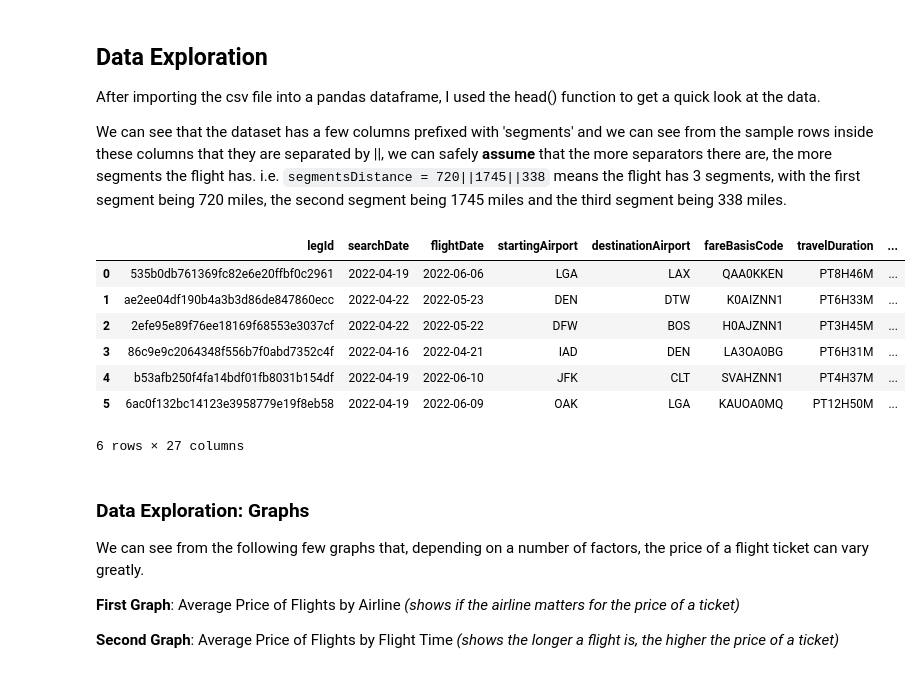
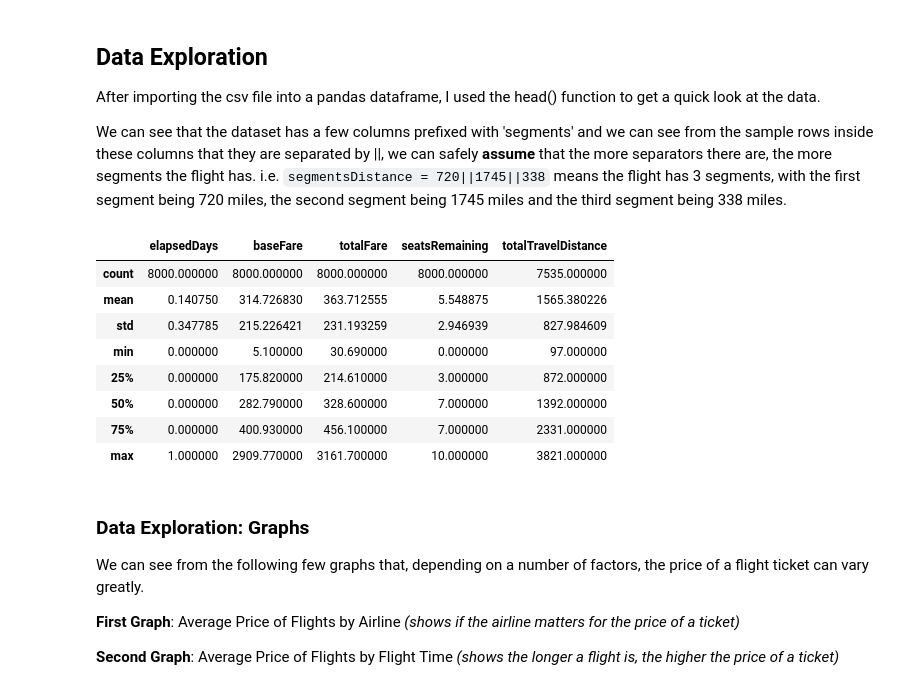
Before and after one commit to PuttTim/ticket-price-predictor, a Jupyter notebook: MLDP_Project.ipynb, the cells around one changed output. Cells and saved outputs as stored; diff of their text form; code cells hidden in the pictures.

```diff
--- a/MLDP_Project.ipynb
+++ b/MLDP_Project.ipynb
@@ -35,19 +34,19 @@ We can see that the dataset has a few columns prefixed with 'segments' and we ca
 # %%
 # Loading the 8000 rows dataset
 
 df = pd.read_csv('dataset/combine/combined-csv-files-sample.csv')
 
-# Checking the data
-df.head(6)
+df.describe()
 # %% [output]
-|  | legId | searchDate | flightDate | startingAirport | destinationAirport | fareBasisCode | travelDuration | ... |
-| 0 | 535b0db761369fc82e6e20ffbf0c2961 | 2022-04-19 | 2022-06-06 | LGA | LAX | QAA0KKEN | PT8H46M | ... |
-| 1 | ae2ee04df190b4a3b3d86de847860ecc | 2022-04-22 | 2022-05-23 | DEN | DTW | K0AIZNN1 | PT6H33M | ... |
-| 2 | 2efe95e89f76ee18169f68553e3037cf | 2022-04-22 | 2022-05-22 | DFW | BOS | H0AJZNN1 | PT3H45M | ... |
-| 3 | 86c9e9c2064348f556b7f0abd7352c4f | 2022-04-16 | 2022-04-21 | IAD | DEN | LA3OA0BG | PT6H31M | ... |
-| 4 | b53afb250f4fa14bdf01fb8031b154df | 2022-04-19 | 2022-06-10 | JFK | CLT | SVAHZNN1 | PT4H37M | ... |
-| 5 | 6ac0f132bc14123e3958779e19f8eb58 | 2022-04-19 | 2022-06-09 | OAK | LGA | KAUOA0MQ | PT12H50M | ... |
+|  | elapsedDays | baseFare | totalFare | seatsRemaining | totalTravelDistance |
+| count | 8000.000000 | 8000.000000 | 8000.000000 | 8000.000000 | 7535.000000 |
+| mean | 0.140750 | 314.726830 | 363.712555 | 5.548875 | 1565.380226 |
+| std | 0.347785 | 215.226421 | 231.193259 | 2.946939 | 827.984609 |
+| min | 0.000000 | 5.100000 | 30.690000 | 0.000000 | 97.000000 |
+| 25% | 0.000000 | 175.820000 | 214.610000 | 3.000000 | 872.000000 |
+| 50% | 0.000000 | 282.790000 | 328.600000 | 7.000000 | 1392.000000 |
+| 75% | 0.000000 | 400.930000 | 456.100000 | 7.000000 | 2331.000000 |
+| max | 1.000000 | 2909.770000 | 3161.700000 | 10.000000 | 3821.000000 |
-6 rows × 27 columns
 # %% [markdown]
 ### Data Exploration: Graphs
 
```
Also changed, not shown: parts of 18 cells of this notebook.
